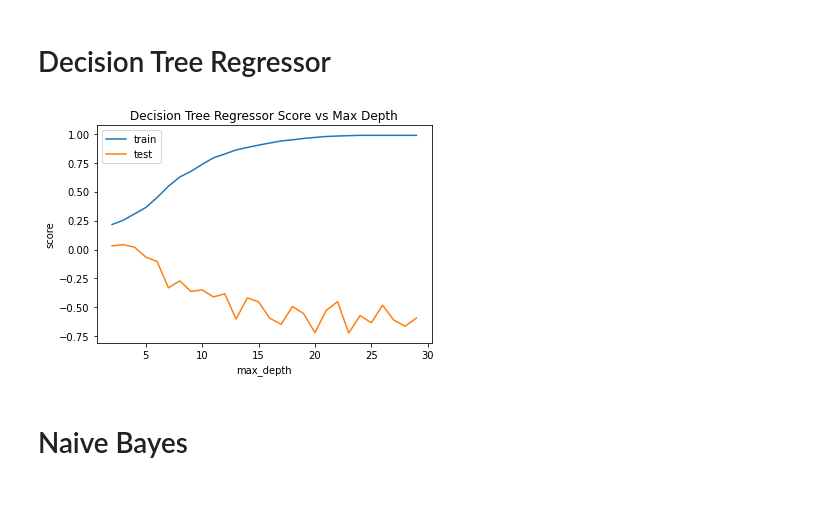
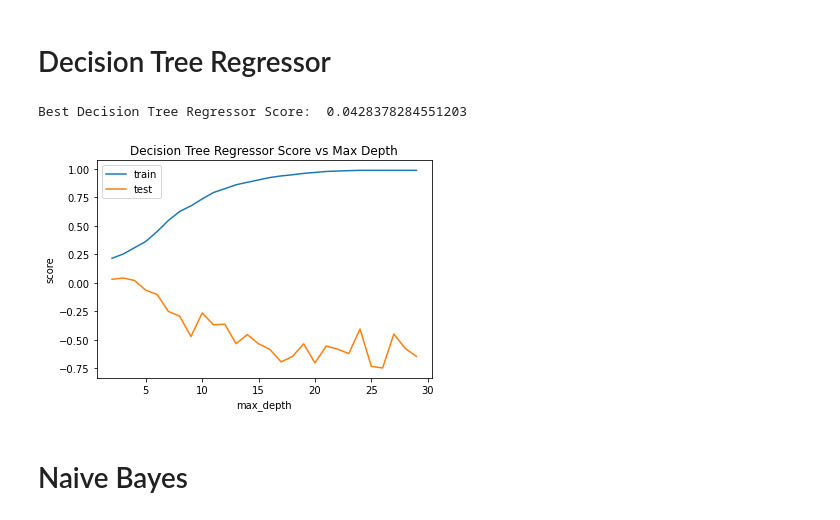
Before and after one commit to razatsutradhar/DS_exam_evaluation, a Jupyter notebook: data/Final_Submission.ipynb, the cells around one changed output. Cells and saved outputs as stored; diff of their text form; code cells hidden in the pictures.

Commit message:
Reorded and added some r2 scores

```diff
--- a/data/Final_Submission.ipynb
+++ b/data/Final_Submission.ipynb
@@ -371,27 +371,36 @@ from sklearn.model_selection import train_test_split
 # %%
 train_scores = []
 test_scores = []
 X = binary1.drop('G3', axis=1)
 y = binary1['G3']
 X_train, X_test, y_train, y_test = train_test_split(X, y, test_size=0.2, random_state=42)
 
+
+best_desc_tree_reg = None
+best_desc_tree_score = 0
 r = range(2,30)
 for i in r:
     desc_tree_reg = DecisionTreeRegressor(max_depth=i, criterion='squared_error')
     desc_tree_reg.fit(X_train, y_train)
     train_scores.append(desc_tree_reg.score(X_train, y_train))
     test_scores.append(desc_tree_reg.score(X_test, y_test))
 
+    if desc_tree_reg.score(X_test, y_test) > best_desc_tree_score:
+        best_desc_tree_score = desc_tree_reg.score(X_test, y_test)
+        best_desc_tree_reg = desc_tree_reg
+
+print("Best Decision Tree Regressor Score: ", best_desc_tree_score)
 import matplotlib.pyplot as plt
 plt.plot(r, train_scores, label='train')
 plt.plot(r, test_scores, label='test')
 plt.xlabel('max_depth')
 plt.ylabel('score')
 plt.title('Decision Tree Regressor Score vs Max Depth')
 plt.legend()
 plt.show()
 # %% [output]
+Best Decision Tree Regressor Score:  0.0428378284551203
-[figure, old version]
+[figure, new version]
 # %% [markdown]
 # Naive Bayes
 # %%
```
Also changed, not shown: parts of 7 cells of this notebook, 1 other file.
